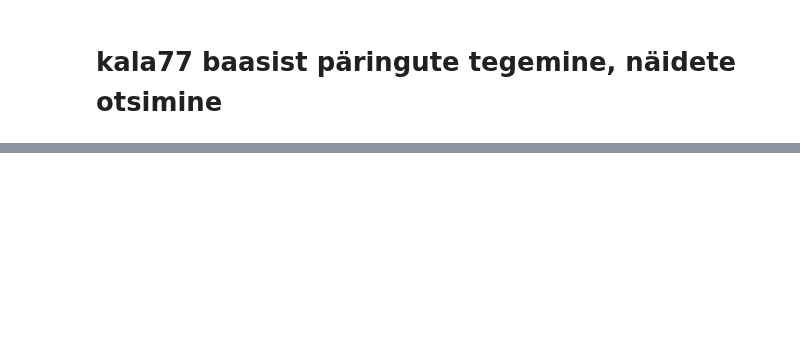
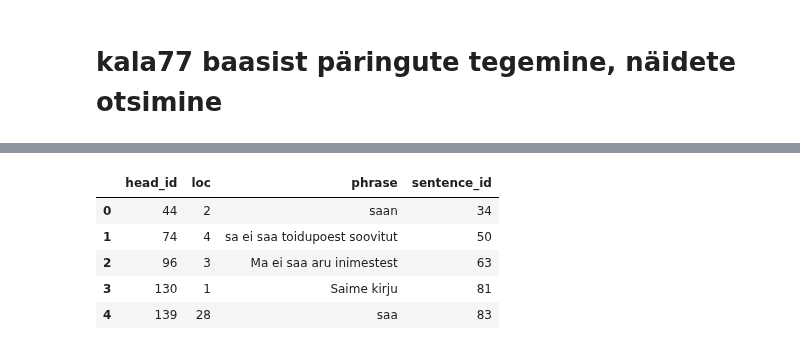
Before and after one commit to estnltk/syntax_experiments, a Jupyter notebook: verb_patterns/kala77/kala77_examples.ipynb, the cells around one changed output, grey strips where cells are left out. Saved outputs shown, nothing was run; the diff lists cells and outputs as text; code cells hidden in the pictures; blank space fills up the shorter version.

```diff
--- a/verb_patterns/kala77/kala77_examples.ipynb
+++ b/verb_patterns/kala77/kala77_examples.ipynb
@@ -25,7 +22,9 @@ kala77 = V33(file_path=KALA77_DB)
 # %%
 %%time
 import pandas as pd
-phrases = kala77.get_phrases(verb='varastama', verb_compound='')
-df = pd.DataFrame.from_dict(phrases).head(10)
-df.to_csv('fraasid.csv', index=None)
+phrases = kala77.get_phrases(verb='saama', verb_compound='')
+df = pd.DataFrame.from_dict(phrases)
+#df.to_csv('fraasid.csv', index=None)
+print(df.shape[0])
+df.head()
 # %% [output]
@@ -34 +34,7 @@ Wall time: 7.6 s
+|  | head_id | loc | phrase | sentence_id |
+| 0 | 44 | 2 | saan | 34 |
+| 1 | 74 | 4 | sa ei saa toidupoest soovitut | 50 |
+| 2 | 96 | 3 | Ma ei saa aru inimestest | 63 |
+| 3 | 130 | 1 | Saime kirju | 81 |
+| 4 | 139 | 28 | saa | 83 |
 # %%
```
Also changed, not shown: parts of 4 cells of this notebook.
